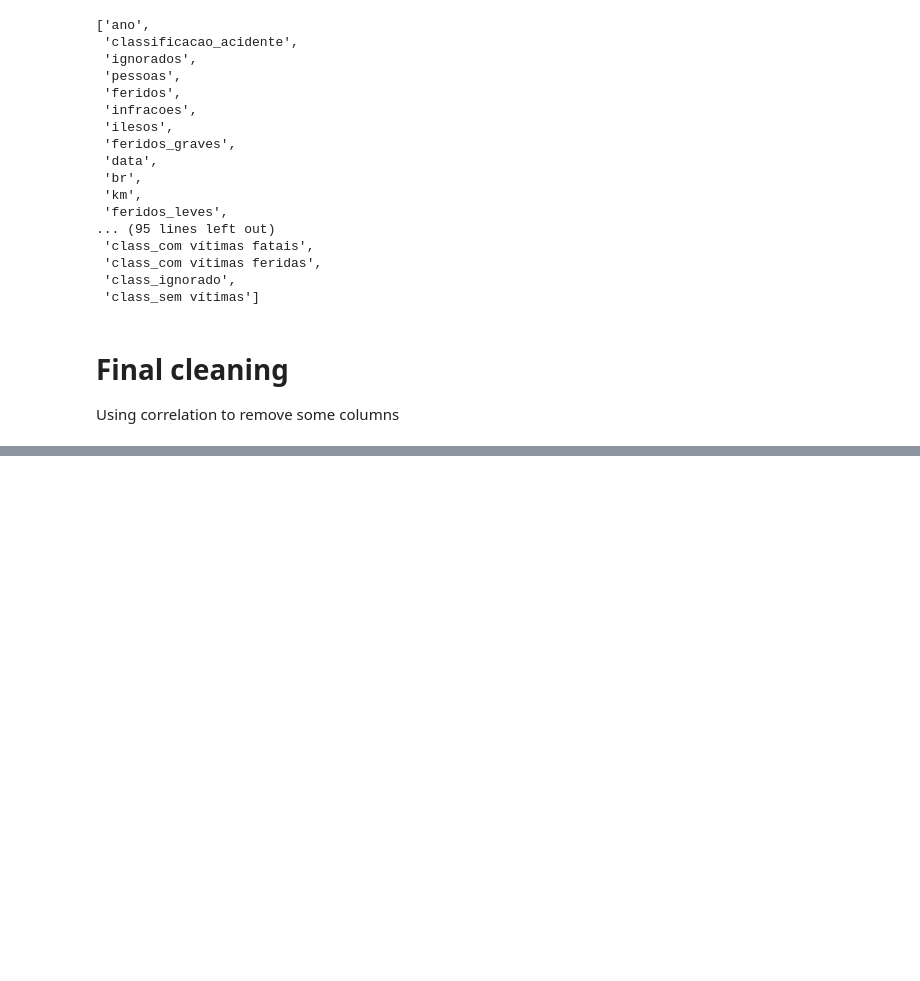
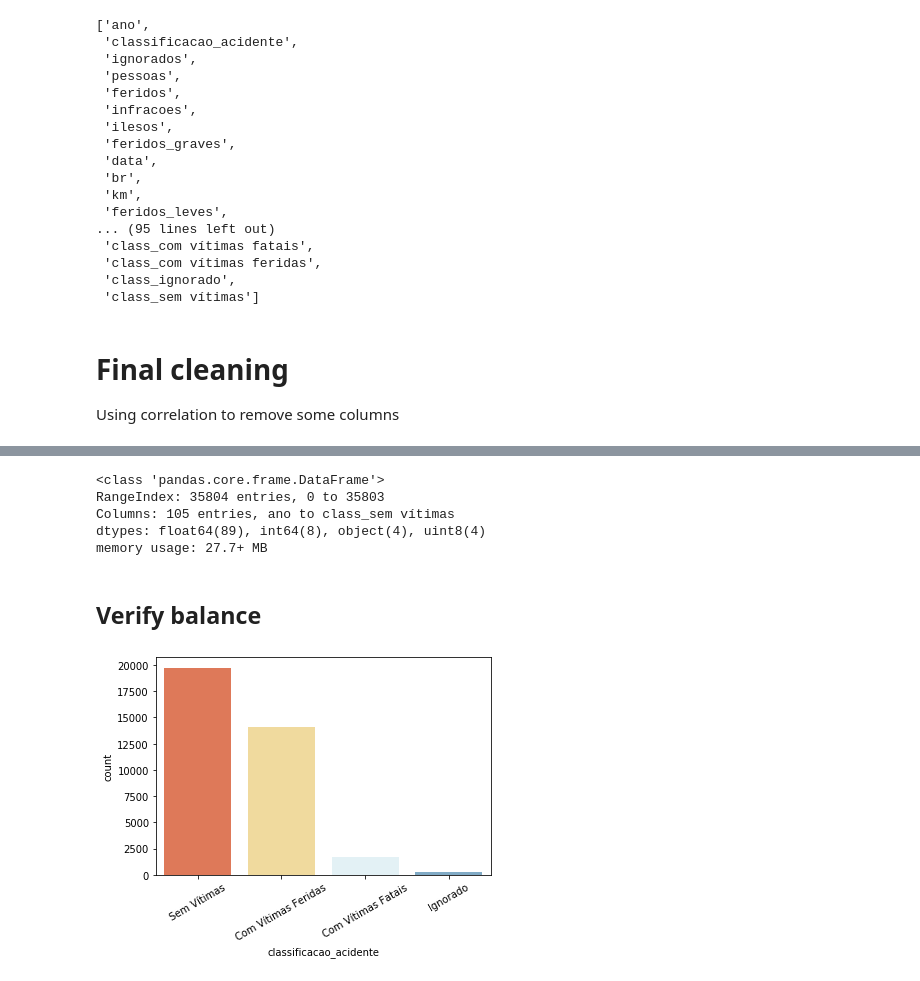
Before and after one commit to nymarya/corvus, a Jupyter notebook: notebooks/3.0 - accidents dataset.ipynb, the cells around one changed output, grey strips where cells are left out. Saved outputs shown, nothing was run; the diff lists cells and outputs as text; code cells hidden in the pictures; blank space fills up the shorter version.

Commit message:
verify balance

```diff
--- a/notebooks/3.0 - accidents dataset.ipynb
+++ b/notebooks/3.0 - accidents dataset.ipynb
@@ -171,0 +187,20 @@ simples,dupla (-0.8113896783062018)
+# %%
+data_df.info()
+# %% [output]
+<class 'pandas.core.frame.DataFrame'>
+RangeIndex: 35804 entries, 0 to 35803
+Columns: 105 entries, ano to class_sem vítimas
+dtypes: float64(89), int64(8), object(4), uint8(4)
+memory usage: 27.7+ MB
+# %% [markdown]
+## Verify balance
+# %%
+import seaborn as sns
+import matplotlib.pyplot as plt
+
+g = sns.countplot(x='classificacao_acidente', data=accidents_df, palette='RdYlBu')
+plt.setp(g.get_xticklabels(), rotation=30)
+
+plt.show()
+# %% [output]
+[figure, added]
```
Also changed, not shown: parts of 3 cells of this notebook.
